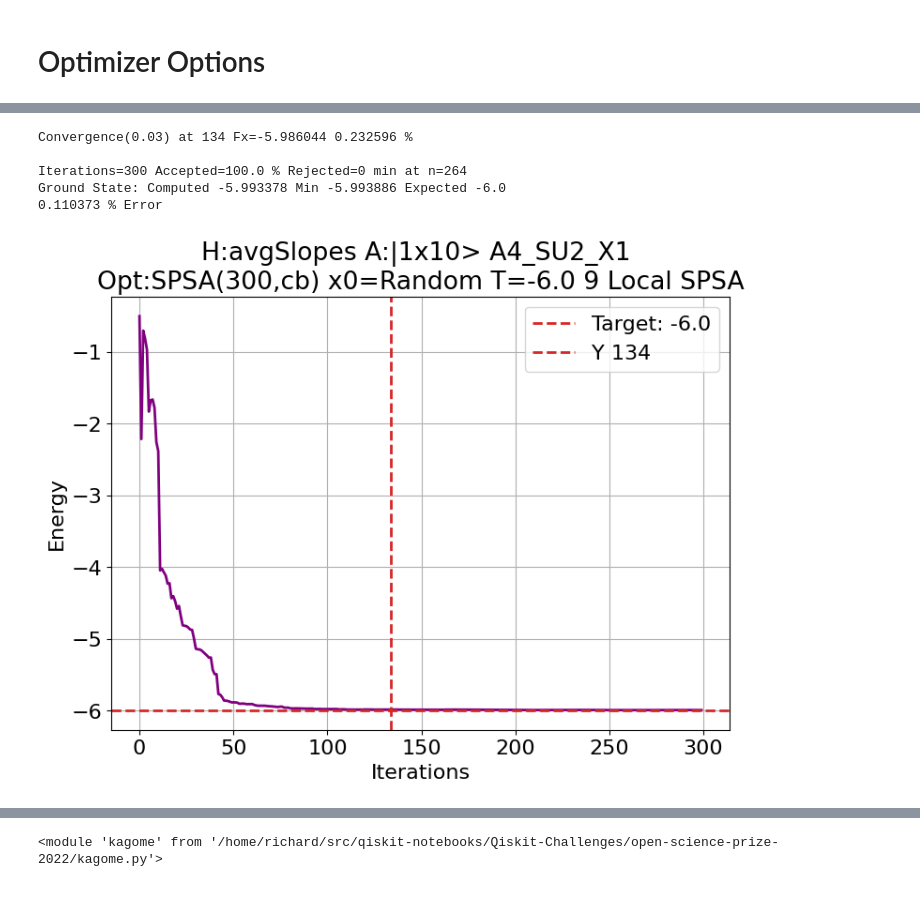
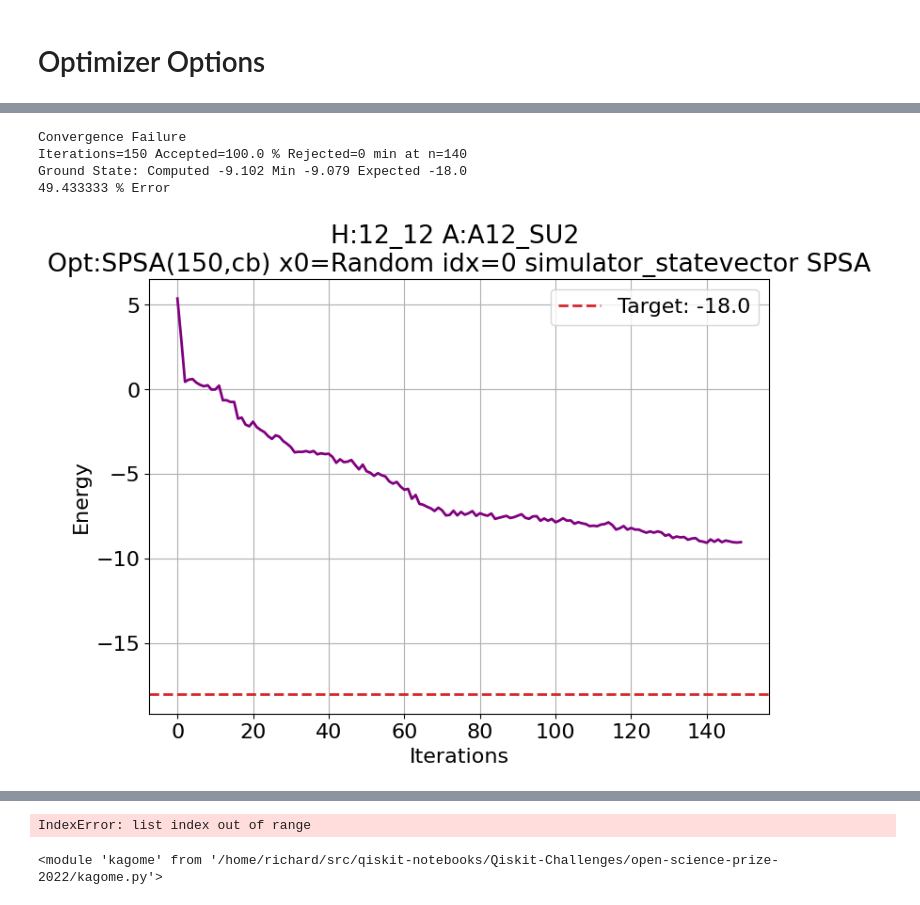
Before and after one commit to rrodenbusch/open-science-prize-2022, a Jupyter notebook: Kagome-Simulation.ipynb, the cells around one changed output, grey strips where cells are left out. Saved outputs shown, nothing was run; the diff lists cells and outputs as text; code cells hidden in the pictures.

```diff
--- a/Kagome-Simulation.ipynb
+++ b/Kagome-Simulation.ipynb
@@ -836,22 +846,23 @@ optimizers['12'] = {'opt': SPSA(maxiter=100,callback=kagome.SPSA_callback,trust_
 # %%
 # Results cache and storage
 fname    = fnameH4_4_BCSV
+fname = 'H12_12_01.dump'
 # kagome.save_results([],fname)
 curCache = kagome.load_results(fname)
 
 #------------- Problem Setup and Execution ----------------#
-Hkey = '4_4_BC1'
+Hkey = '12_12'
 target = np.around(targets[Hkey],2)
 
-Akey = 'A4_SU2_X1'   # A4_I6_L1  : A4_SU2_X0 : A4_SU2_X1
+Akey = 'A12_SU2'   # A4_I6_L1  : A4_SU2_X0 : A4_SU2_X1
 miniAnsatz = Anzs[Akey]   # Same as ansatz, no ancially qbits yet
 
 #--- Runtime ---
-service = None # service # None  : service
-backend = None #'simulator_statevector' # None  : ibm_oslo  : simulator_statevector
+service = service # None  : service
+backend = 'simulator_statevector' # None  : ibm_oslo  : simulator_statevector
 
 #--- Optimizer ---
-Okey = '06'
+Okey = '04'   # SPSA(150,cb)
 pt_idx = 'Random'
 x0 = getX0(pt_idx,curCache)  # ['0'] -> 0 vector; [int] -> initial point from cache; else -> Random
 label = f"H:{Hkey} A:{Anzs[Akey].name} \nOpt:{optimizers[Okey]['label']} x0={pt_idx}"
@@ -865,5 +876,5 @@ if 1:
                                  label=label )
     kagome.save_results(curCache,fname)
 else:
-    print(label)
+    print(f"{label}\nTarget:{target}")
 # %% [output]
@@ -894,14 +888,14 @@ Opt:SPSA(300,cb) x0=Random idx=13'      Computed: -5.996        Target:   -6.0
 # %%
 plot_convergence(curCache,
-                 indices=[9],
+                 indices=[-1,],
                  conv_lim = 0.03,
                  movingAvg=5,
                  perc=6,
+                 scatter_xlim=(0.,1.15),
                  minStart=20)
 # %% [output]
-Convergence(0.03) at 134 Fx=-5.986044 0.232596 %
-
-Iterations=300 Accepted=100.0 % Rejected=0 min at n=264
-Ground State: Computed -5.993378 Min -5.993886 Expected -6.0
-0.110373 % Error
+Convergence Failure
+Iterations=150 Accepted=100.0 % Rejected=0 min at n=140
+Ground State: Computed -9.102 Min -9.079 Expected -18.0
+49.433333 % Error
-[figure, old version]
+[figure, new version]
@@ -910,3 +904,4 @@ Ground State: Computed -5.993378 Min -5.993886 Expected -6.0
+IndexError: list index out of range
 # %%
 def plot_convergence(curCache,indices=[-1],
                      conv_lim = 0.035,
```
Also changed, not shown: parts of 5 cells of this notebook, 6 other files.
